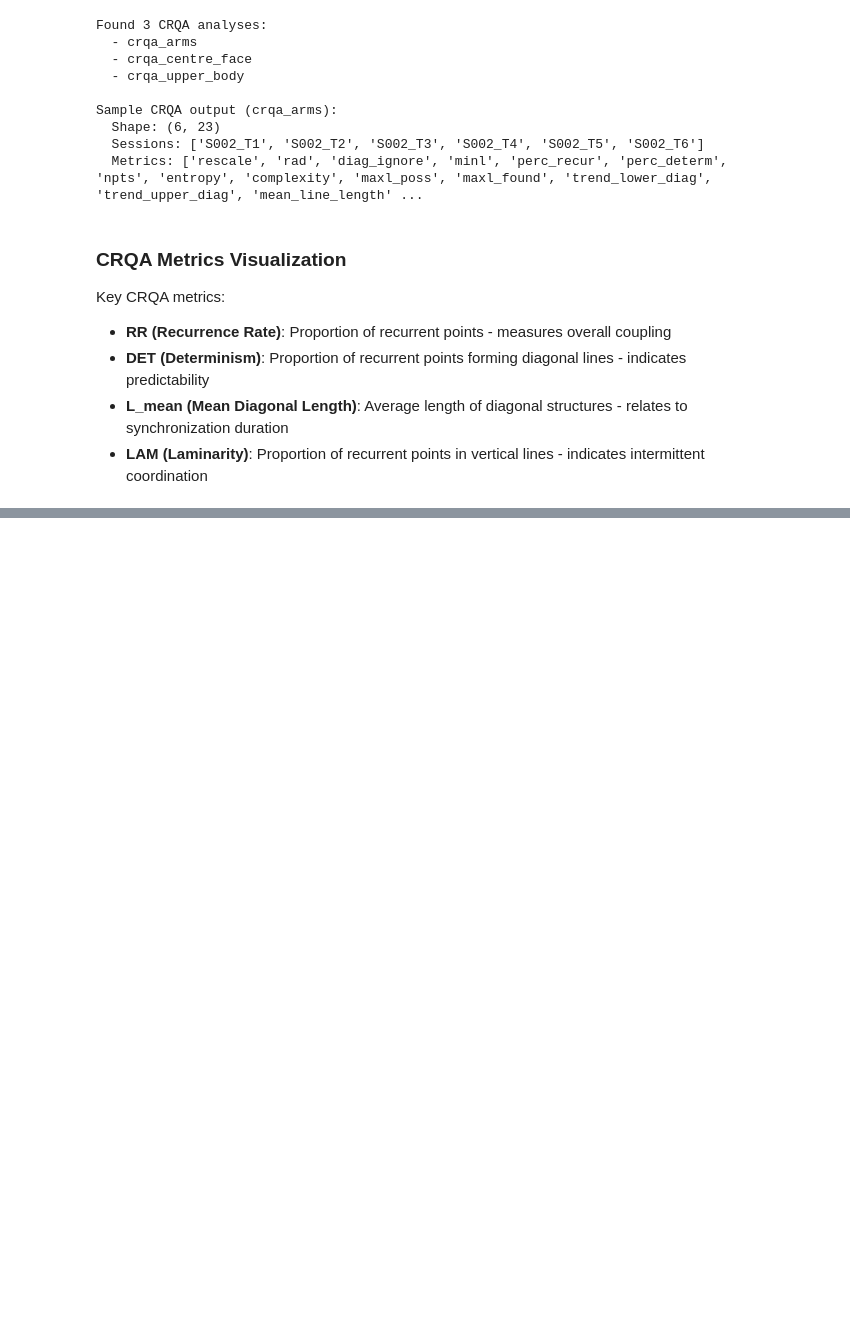
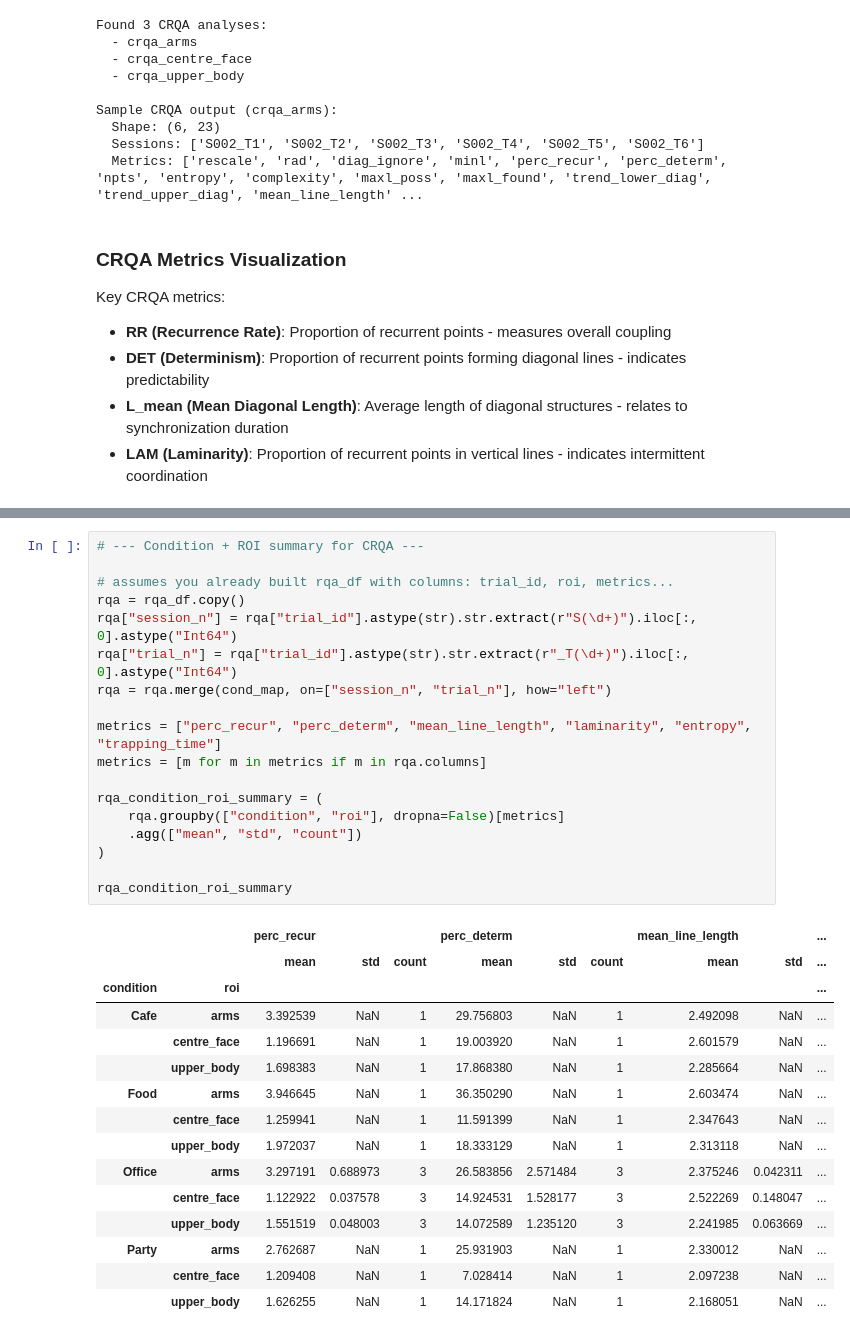
Before and after one commit to MInD-Laboratory/Pose-Dynamics, a Jupyter notebook: examples/case_study_2_mosaic/tutorial.ipynb, the cells around one changed output, grey strips where cells are left out. Saved outputs shown, nothing was run; the diff lists cells and outputs as text; blank space fills up the shorter version.

```diff
--- a/examples/case_study_2_mosaic/tutorial.ipynb
+++ b/examples/case_study_2_mosaic/tutorial.ipynb
@@ -542,0 +644,34 @@ CENTRE FACE:
+# %%
+# --- Condition + ROI summary for CRQA ---
+
+# assumes you already built rqa_df with columns: trial_id, roi, metrics...
+rqa = rqa_df.copy()
+rqa["session_n"] = rqa["trial_id"].astype(str).str.extract(r"S(\d+)").iloc[:, 0].astype("Int64")
+rqa["trial_n"] = rqa["trial_id"].astype(str).str.extract(r"_T(\d+)").iloc[:, 0].astype("Int64")
+rqa = rqa.merge(cond_map, on=["session_n", "trial_n"], how="left")
+
+metrics = ["perc_recur", "perc_determ", "mean_line_length", "laminarity", "entropy", "trapping_time"]
+metrics = [m for m in metrics if m in rqa.columns]
+
+rqa_condition_roi_summary = (
+    rqa.groupby(["condition", "roi"], dropna=False)[metrics]
+    .agg(["mean", "std", "count"])
+)
+
+rqa_condition_roi_summary
+# %% [output]
+|  |  | perc_recur |  |  | perc_determ |  |  | mean_line_length |  | ... |
+|  |  | mean | std | count | mean | std | count | mean | std | ... |
+| condition | roi |  |  |  |  |  |  |  |  | ... |
+| Cafe | arms | 3.392539 | NaN | 1 | 29.756803 | NaN | 1 | 2.492098 | NaN | ... |
+|  | centre_face | 1.196691 | NaN | 1 | 19.003920 | NaN | 1 | 2.601579 | NaN | ... |
+|  | upper_body | 1.698383 | NaN | 1 | 17.868380 | NaN | 1 | 2.285664 | NaN | ... |
+| Food | arms | 3.946645 | NaN | 1 | 36.350290 | NaN | 1 | 2.603474 | NaN | ... |
+|  | centre_face | 1.259941 | NaN | 1 | 11.591399 | NaN | 1 | 2.347643 | NaN | ... |
+|  | upper_body | 1.972037 | NaN | 1 | 18.333129 | NaN | 1 | 2.313118 | NaN | ... |
+| Office | arms | 3.297191 | 0.688973 | 3 | 26.583856 | 2.571484 | 3 | 2.375246 | 0.042311 | ... |
+|  | centre_face | 1.122922 | 0.037578 | 3 | 14.924531 | 1.528177 | 3 | 2.522269 | 0.148047 | ... |
+|  | upper_body | 1.551519 | 0.048003 | 3 | 14.072589 | 1.235120 | 3 | 2.241985 | 0.063669 | ... |
+| Party | arms | 2.762687 | NaN | 1 | 25.931903 | NaN | 1 | 2.330012 | NaN | ... |
+|  | centre_face | 1.209408 | NaN | 1 | 7.028414 | NaN | 1 | 2.097238 | NaN | ... |
+|  | upper_body | 1.626255 | NaN | 1 | 14.171824 | NaN | 1 | 2.168051 | NaN | ... |
```
Also changed, not shown: parts of 13 cells of this notebook, 3 other files.
